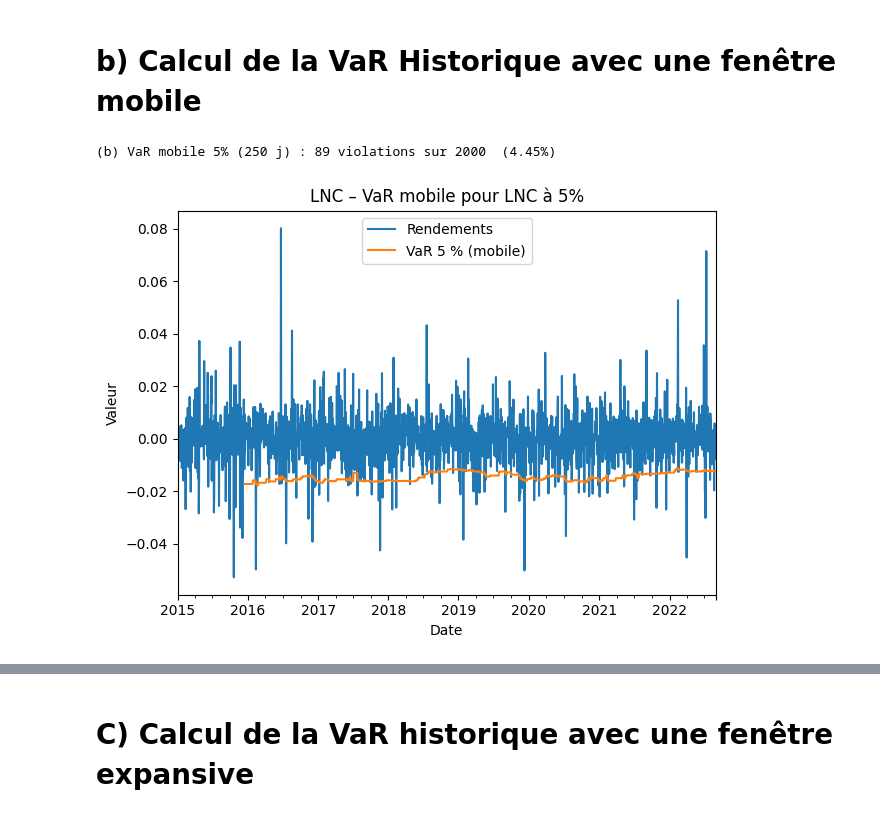
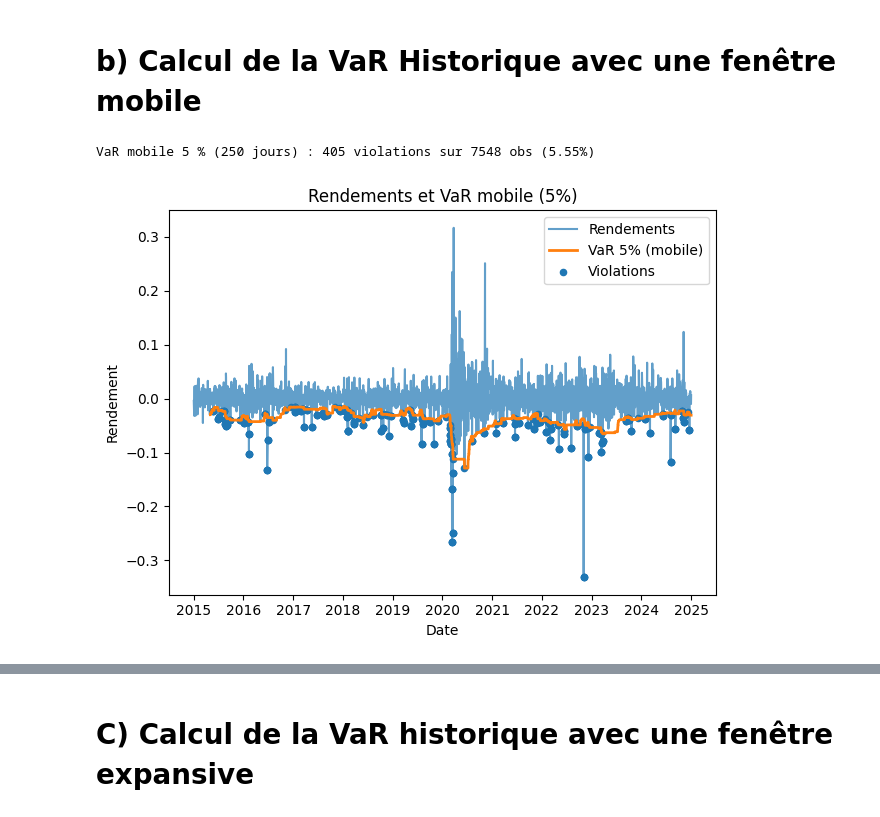
Before and after one commit to VincentD1209/TP1-ECONO, a Jupyter notebook: TP1 Q4.ipynb, the cells around one changed output, grey strips where cells are left out. Drawn from its saved outputs; the diff is of its cells as text; code cells hidden in the pictures.

```diff
--- a/TP1 Q4.ipynb
+++ b/TP1 Q4.ipynb
@@ -16,12 +19,12 @@ db = wrds.Connection(wrds_username='lilas_bertot')
 # %% [markdown]
 # a) Statistiques descriptives des rendements
 # %%
-#Paramètres de la VaR:
+#Paramètres:
 
 TICKER = "LNC"
 ALPHA = 0.05
-ROLLING_WINDOW = 250
-MIN_START = 250
+FENETRE_MOBILE = 250
+DEPART_MIN = 250
 START = "2015-01-01"
 END = None
 # %%
@@ -90,29 +104,28 @@ plt.show()
 # %% [markdown]
 # b) Calcul de la VaR Historique avec une fenêtre mobile
 # %%
-# b) Calcul de la VaR historique avec fenêtre mobile
+# b) Calcul de la VaR mobile
 
-def var_historique_mobile(x, alpha=ALPHA, window=ROLLING_WINDOW):
-    return x.rolling(window=window, min_periods=window).quantile(alpha)
+r = rendements["Rendement"].dropna()
 
-def violations(x, var_series):
-    return (x < var_series).astype(int)
 
-VaR_roll = var_historique_mobile(rendements)
-viol_roll = violations(rendements, VaR_roll)
+var_roul = r.rolling(FENETRE_MOBILE, min_periods=FENETRE_MOBILE).quantile(ALPHA)
+viol = (r < var_roul)
 
-print(f"\n(b) VaR mobile 5% ({ROLLING_WINDOW} j) : "
-      f"{viol_roll.sum()} violations sur {viol_roll.count()}  "
-      f"({viol_roll.mean():.2%})")
-
-plt.figure()
-rendements.plot(label="Rendements")
-VaR_roll.plot(label="VaR 5 % (mobile)")
-plt.legend()
-plt.title(f"{TICKER} – VaR mobile pour LNC à 5%")
-plt.xlabel("Date")
-plt.tight_layout()
-plt.show()
+print(f"VaR mobile 5 % ({FENETRE_MOBILE} jours) : {viol.sum()} violations sur {len(viol)} obs ({viol.mean():.2%})")
 # %% [output]
-(b) VaR mobile 5% (250 j) : 89 violations sur 2000  (4.45%)
+VaR mobile 5 % (250 jours) : 405 violations sur 7548 obs (5.55%)
-[figure, removed]
+# %%
+# b) graphique VaR mobile
+plt.figure()
+plt.plot(r.index, r, label="Rendements", alpha=0.7)
+plt.plot(var_roul.index, var_roul, label="VaR 5% (mobile)", linewidth=2)
+plt.scatter(r.index[viol], r[viol], label="Violations", s=20)
+plt.title("Rendements et VaR mobile (5%)")
+plt.xlabel("Date")
+plt.ylabel("Rendement")
+plt.legend()
+plt.tight_layout()
+plt.show()
+# %% [output]
+[figure, added]
```
Also changed, not shown: parts of 8 cells of this notebook, 2 other files.
